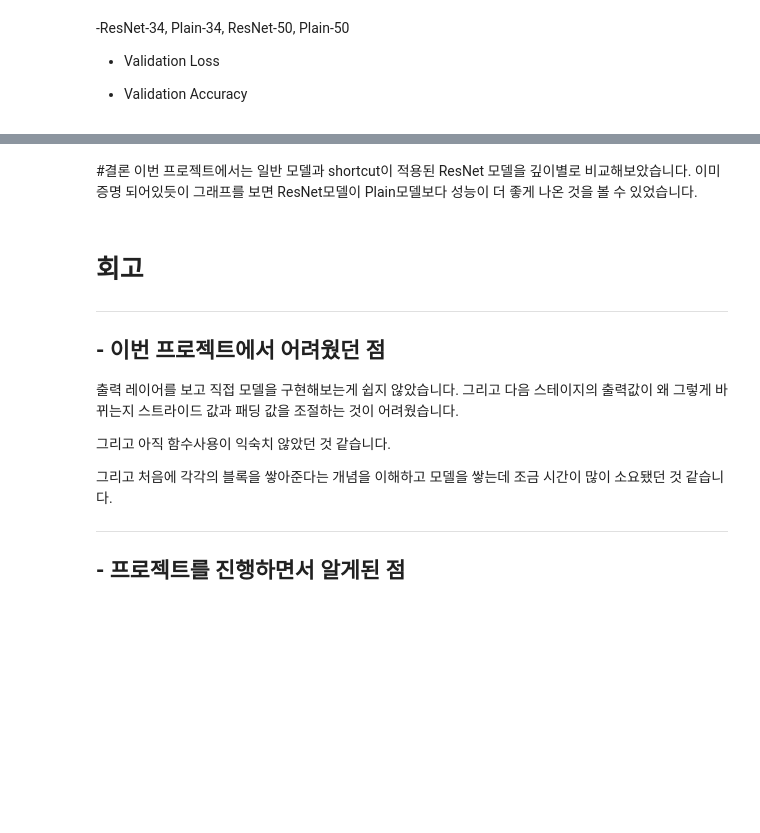
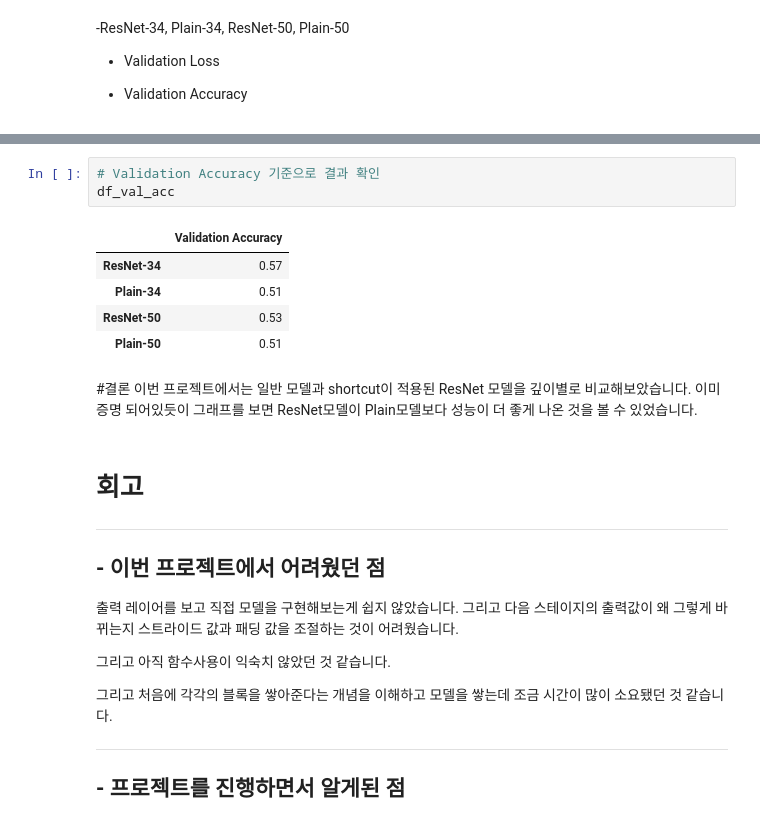
Before and after one commit to Jingut/GoingDeeper, a Jupyter notebook: GD1_Project_ResNet_Ablation_Study.ipynb, the cells around one changed output, grey strips where cells are left out. Cells and saved outputs as stored; diff of their text form; blank space fills up the shorter version.

```diff
--- a/GD1_Project_ResNet_Ablation_Study.ipynb
+++ b/GD1_Project_ResNet_Ablation_Study.ipynb
@@ -699,3 +762,12 @@ plt.show()
+# %%
+# Validation Accuracy 기준으로 결과 확인
+df_val_acc
+# %% [output]
+|  | Validation Accuracy |
+| ResNet-34 | 0.57 |
+| Plain-34 | 0.51 |
+| ResNet-50 | 0.53 |
+| Plain-50 | 0.51 |
 # %% [markdown]
 #결론
 이번 프로젝트에서는 일반 모델과 shortcut이 적용된 ResNet 모델을 깊이별로 비교해보았습니다.
```
Also changed, not shown: parts of 19 cells of this notebook.
